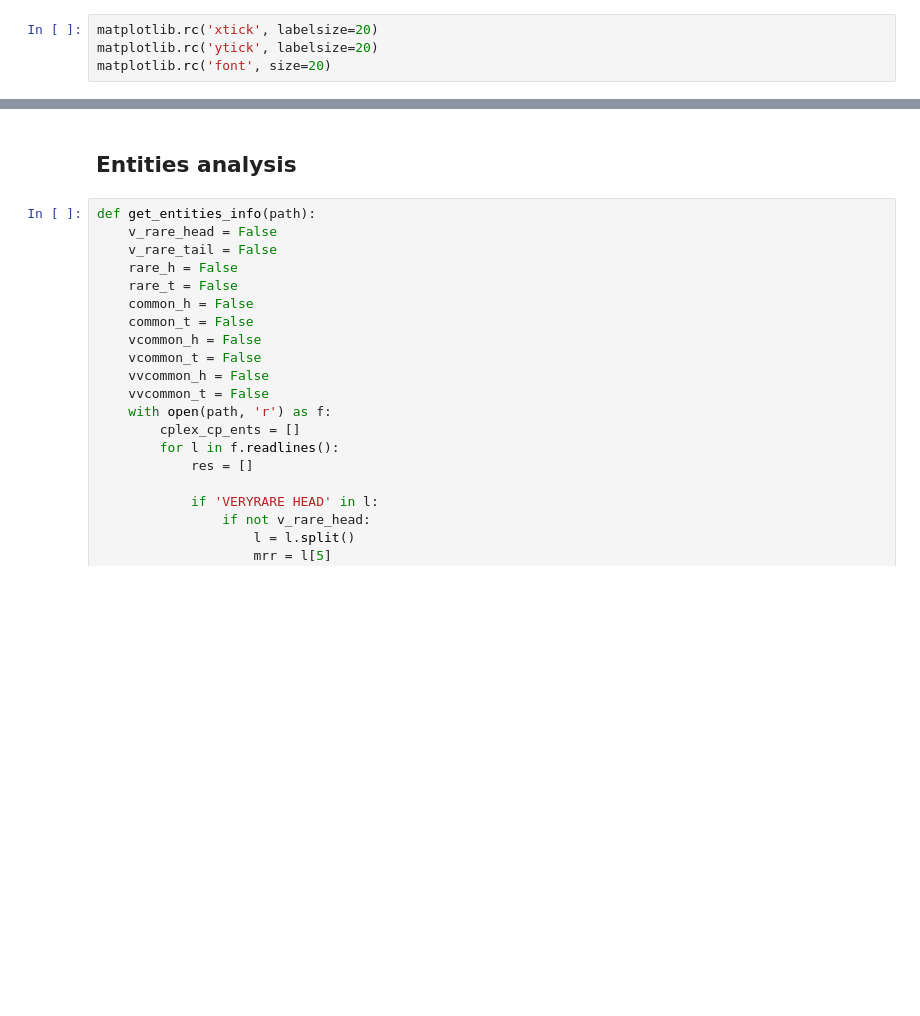
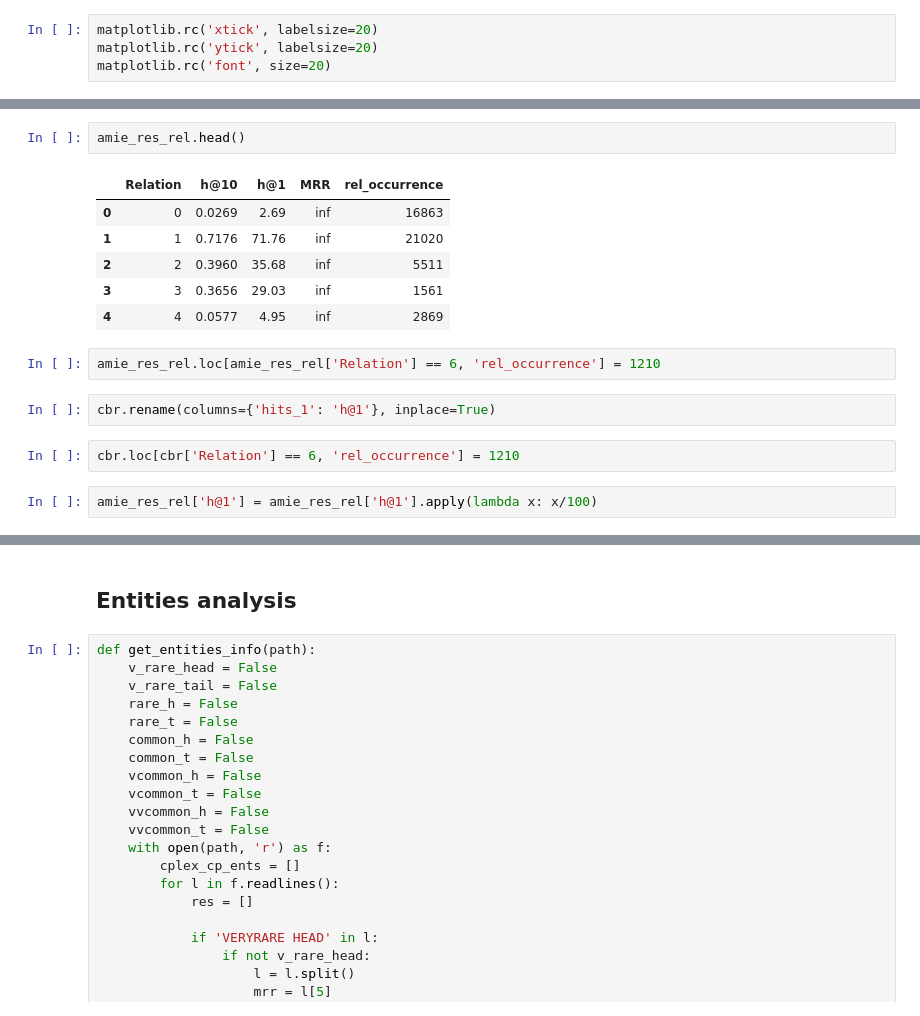
Before and after one commit to NinaCalvi/Aladdin, a Jupyter notebook: biolink/PATHME_res_ANALYSIS/Pathme Analysis.ipynb, the cells around one changed output, grey strips where cells are left out. Drawn from its saved outputs; the diff is of its cells as text; blank space fills up the shorter version.

```diff
--- a/biolink/PATHME_res_ANALYSIS/Pathme Analysis.ipynb
+++ b/biolink/PATHME_res_ANALYSIS/Pathme Analysis.ipynb
@@ -183,0 +199,17 @@ matplotlib.rc('font', size=20)
+# %%
+amie_res_rel.head()
+# %% [output]
+|  | Relation | h@10 | h@1 | MRR | rel_occurrence |
+| 0 | 0 | 0.0269 | 2.69 | inf | 16863 |
+| 1 | 1 | 0.7176 | 71.76 | inf | 21020 |
+| 2 | 2 | 0.3960 | 35.68 | inf | 5511 |
+| 3 | 3 | 0.3656 | 29.03 | inf | 1561 |
+| 4 | 4 | 0.0577 | 4.95 | inf | 2869 |
+# %%
+amie_res_rel.loc[amie_res_rel['Relation'] == 6, 'rel_occurrence'] = 1210
+# %%
+cbr.rename(columns={'hits_1': 'h@1'}, inplace=True)
+# %%
+cbr.loc[cbr['Relation'] == 6, 'rel_occurrence'] = 1210
+# %%
+amie_res_rel['h@1'] = amie_res_rel['h@1'].apply(lambda x: x/100)
```
Also changed, not shown: parts of 29 cells of this notebook, 15 other files.
